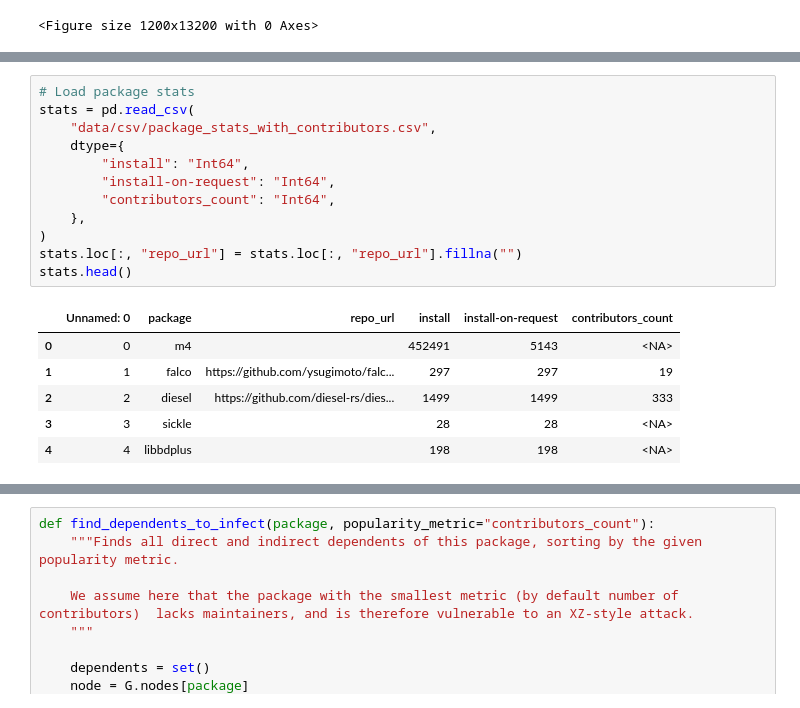
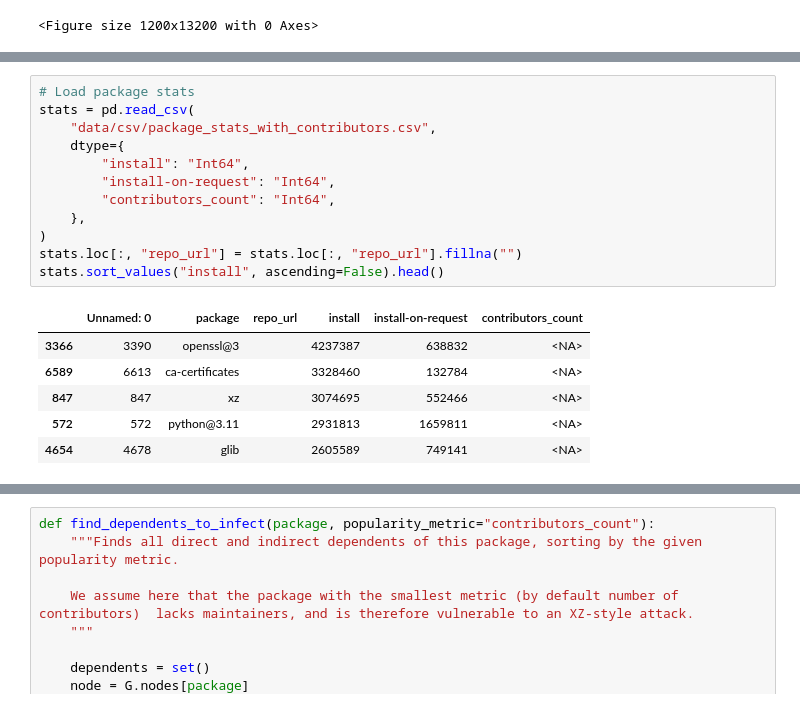
Before and after one commit to Krrer-uni/DAVe, a Jupyter notebook: dave.ipynb, the cells around one changed output, grey strips where cells are left out. Drawn from its saved outputs; the diff is of its cells as text.

```diff
--- a/dave.ipynb
+++ b/dave.ipynb
@@ -85,22 +86,22 @@ plt.show()
 # %%
 # Load package stats
 stats = pd.read_csv(
     "data/csv/package_stats_with_contributors.csv",
     dtype={
         "install": "Int64",
         "install-on-request": "Int64",
         "contributors_count": "Int64",
     },
 )
 stats.loc[:, "repo_url"] = stats.loc[:, "repo_url"].fillna("")
-stats.head()
+stats.sort_values("install", ascending=False).head()
 # %% [output]
 |  | Unnamed: 0 | package | repo_url | install | install-on-request | contributors_count |
-| 0 | 0 | m4 |  | 452491 | 5143 | <NA> |
-| 1 | 1 | falco | https://github.com/ysugimoto/falc... | 297 | 297 | 19 |
-| 2 | 2 | diesel | https://github.com/diesel-rs/dies... | 1499 | 1499 | 333 |
-| 3 | 3 | sickle |  | 28 | 28 | <NA> |
-| 4 | 4 | libbdplus |  | 198 | 198 | <NA> |
+| 3366 | 3390 | openssl@3 |  | 4237387 | 638832 | <NA> |
+| 6589 | 6613 | ca-certificates |  | 3328460 | 132784 | <NA> |
+| 847 | 847 | xz |  | 3074695 | 552466 | <NA> |
+| 572 | 572 | python@3.11 |  | 2931813 | 1659811 | <NA> |
+| 4654 | 4678 | glib |  | 2605589 | 749141 | <NA> |
 # %%
 # Associate package stats with each node.
 
```
Also changed, not shown: parts of 11 cells of this notebook.
